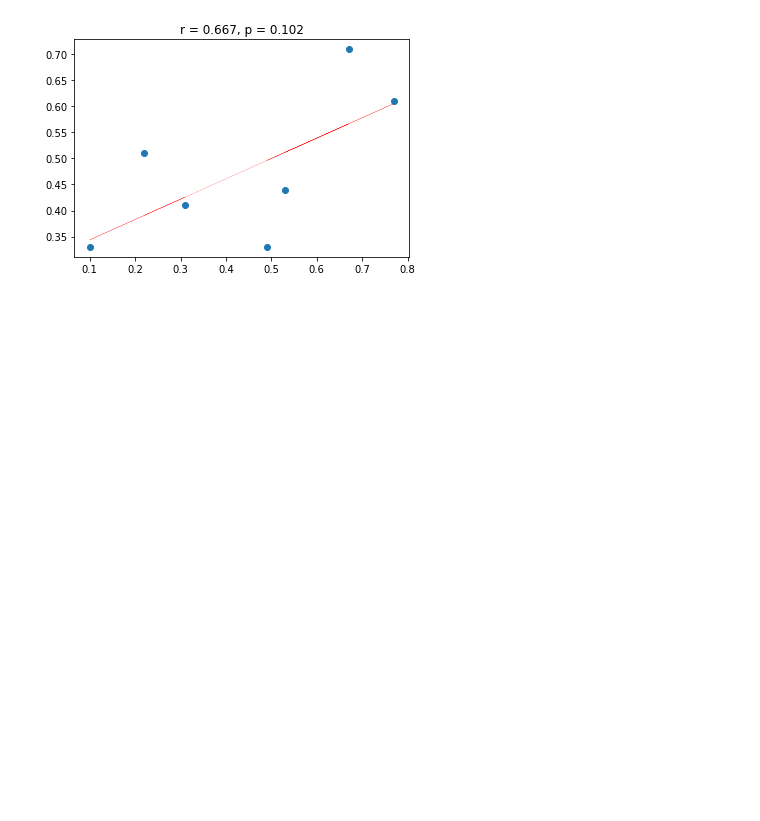
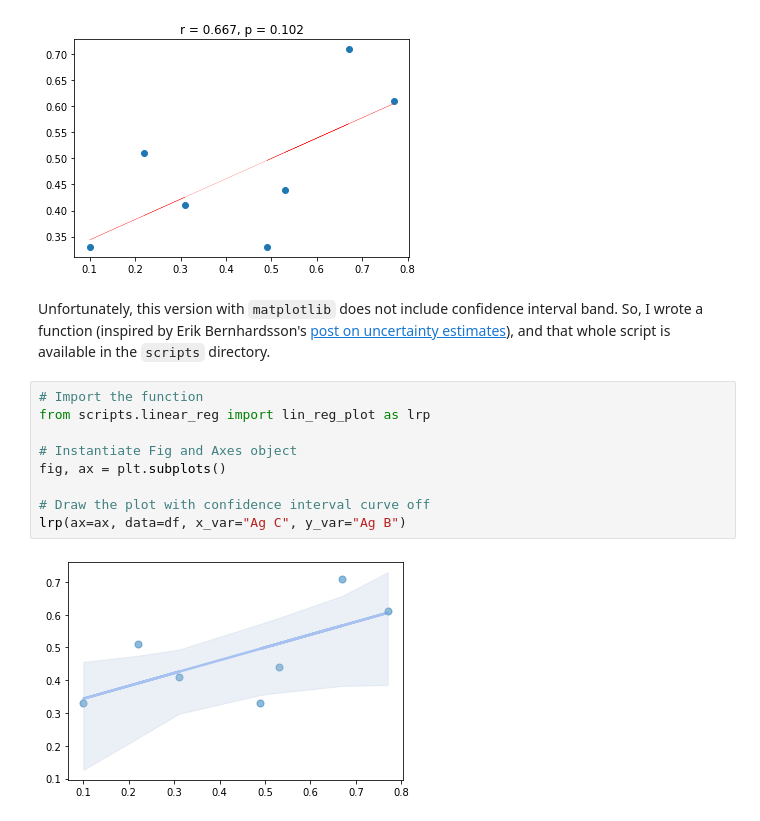
Before and after one commit to aixnr/jptrnb, a Jupyter notebook: notebooks/Correlation Analysis.ipynb, the cells around one changed output. Drawn from its saved outputs; the diff is of its cells as text; blank space fills up the shorter version.

Commit message:
Updated correlation analysis, added script folder

```diff
--- a/notebooks/Correlation Analysis.ipynb
+++ b/notebooks/Correlation Analysis.ipynb
@@ -119,3 +119,16 @@ plot_correlator(df, antigen_1 = 'Ag C', antigen_2 = 'Ag B', draw_method = 'seabo
 plot_correlator(df, antigen_1 = 'Ag C', antigen_2 = 'Ag B', draw_method = 'matplotlib', stats = True)
 # %% [output]
 [figure]
+# %% [markdown]
+Unfortunately, this version with `matplotlib` does not include confidence interval band. So, I wrote a function (inspired by Erik Bernhardsson's [post on uncertainty estimates](https://erikbern.com/2018/10/08/the-hackers-guide-to-uncertainty-estimates.html)), and that whole script is available in the `scripts` directory.
+# %%
+# Import the function
+from scripts.linear_reg import lin_reg_plot as lrp
+
+# Instantiate Fig and Axes object
+fig, ax = plt.subplots()
+
+# Draw the plot with confidence interval curve off
+lrp(ax=ax, data=df, x_var="Ag C", y_var="Ag B")
+# %% [output]
+[figure, added]
```
Also changed, not shown: parts of 1 cell of this notebook, 3 other files.
